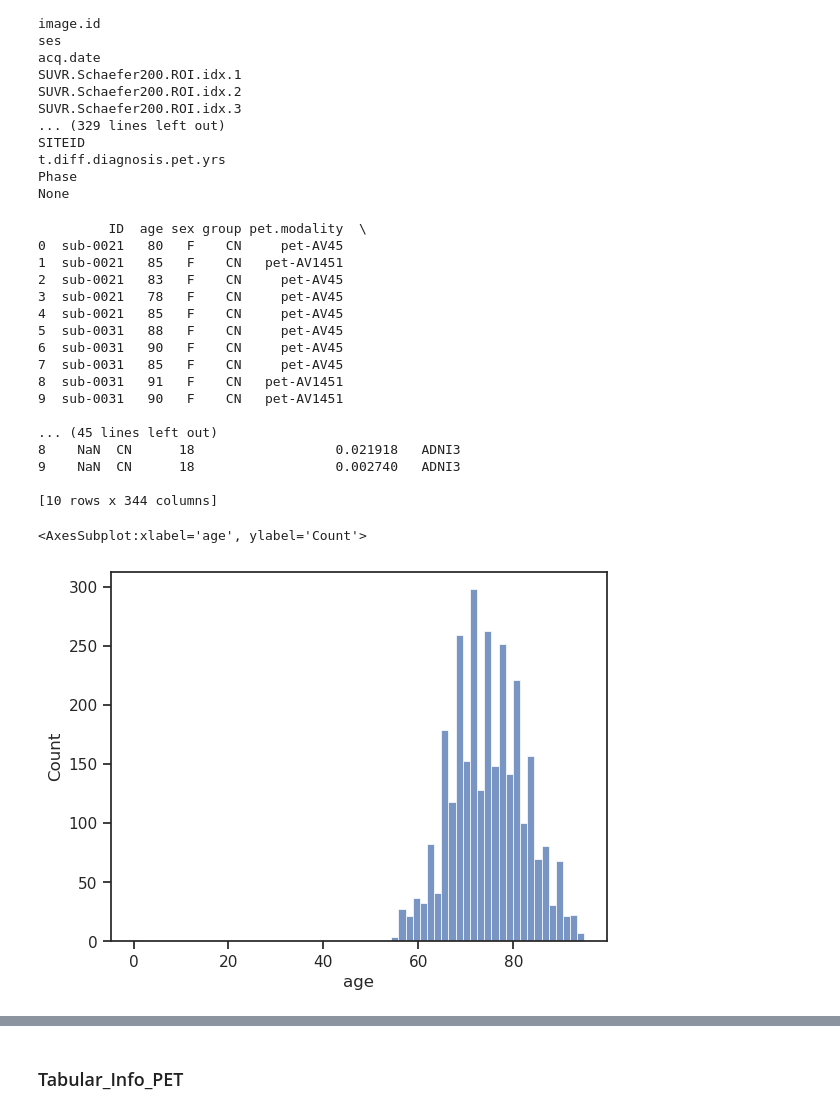
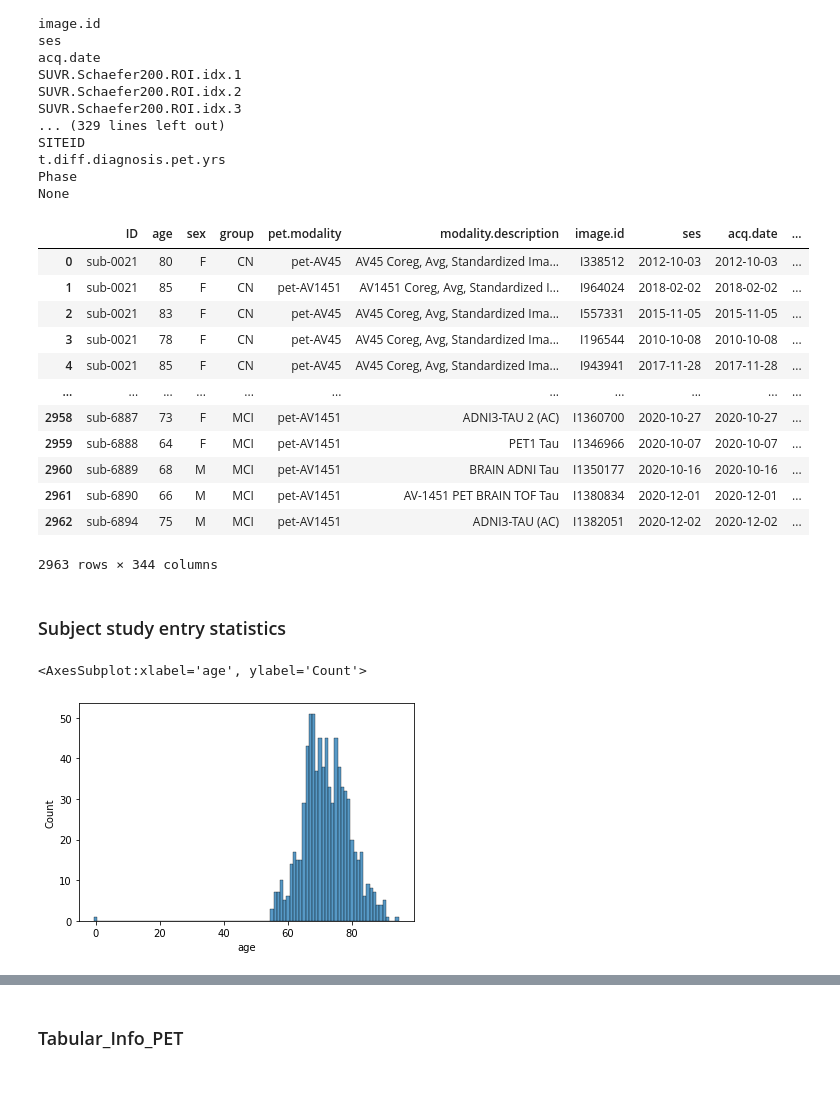
Before and after one commit to Liz490/multimodal_alzheimer, a Jupyter notebook: Exploratory_Data_Analysis.ipynb, the cells around one changed output, grey strips where cells are left out. Drawn from its saved outputs; the diff is of its cells as text; code cells hidden in the pictures; blank space fills up the shorter version.

```diff
--- a/Exploratory_Data_Analysis.ipynb
+++ b/Exploratory_Data_Analysis.ipynb
@@ -112,28 +120,29 @@ t.diff.diagnosis.pet.yrs
 Phase
 None
 # %%
-print(df_adni_tau.head(10))
+df_adni_tau
 # %% [output]
+|  | ID | age | sex | group | pet.modality | modality.description | image.id | ses | acq.date | ... |
+| 0 | sub-0021 | 80 | F | CN | pet-AV45 | AV45 Coreg, Avg, Standardized Ima... | I338512 | 2012-10-03 | 2012-10-03 | ... |
+| 1 | sub-0021 | 85 | F | CN | pet-AV1451 | AV1451 Coreg, Avg, Standardized I... | I964024 | 2018-02-02 | 2018-02-02 | ... |
+| 2 | sub-0021 | 83 | F | CN | pet-AV45 | AV45 Coreg, Avg, Standardized Ima... | I557331 | 2015-11-05 | 2015-11-05 | ... |
+| 3 | sub-0021 | 78 | F | CN | pet-AV45 | AV45 Coreg, Avg, Standardized Ima... | I196544 | 2010-10-08 | 2010-10-08 | ... |
+| 4 | sub-0021 | 85 | F | CN | pet-AV45 | AV45 Coreg, Avg, Standardized Ima... | I943941 | 2017-11-28 | 2017-11-28 | ... |
+| ... | ... | ... | ... | ... | ... | ... | ... | ... | ... | ... |
+| 2958 | sub-6887 | 73 | F | MCI | pet-AV1451 | ADNI3-TAU 2 (AC) | I1360700 | 2020-10-27 | 2020-10-27 | ... |
+| 2959 | sub-6888 | 64 | F | MCI | pet-AV1451 | PET1 Tau | I1346966 | 2020-10-07 | 2020-10-07 | ... |
+| 2960 | sub-6889 | 68 | M | MCI | pet-AV1451 | BRAIN ADNI Tau | I1350177 | 2020-10-16 | 2020-10-16 | ... |
+| 2961 | sub-6890 | 66 | M | MCI | pet-AV1451 | AV-1451 PET BRAIN TOF Tau | I1380834 | 2020-12-01 | 2020-12-01 | ... |
+| 2962 | sub-6894 | 75 | M | MCI | pet-AV1451 | ADNI3-TAU (AC) | I1382051 | 2020-12-02 | 2020-12-02 | ... |
-         ID  age sex group pet.modality  \
-0  sub-0021   80   F    CN     pet-AV45
-1  sub-0021   85   F    CN   pet-AV1451
-2  sub-0021   83   F    CN     pet-AV45
-3  sub-0021   78   F    CN     pet-AV45
-4  sub-0021   85   F    CN     pet-AV45
-5  sub-0031   88   F    CN     pet-AV45
-6  sub-0031   90   F    CN     pet-AV45
-7  sub-0031   85   F    CN     pet-AV45
-8  sub-0031   91   F    CN   pet-AV1451
-9  sub-0031   90   F    CN   pet-AV1451
-
-... (45 lines left out)
-8    NaN  CN      18                  0.021918   ADNI3
-9    NaN  CN      18                  0.002740   ADNI3
-
-[10 rows x 344 columns]
+2963 rows × 344 columns
+# %% [markdown]
+### Subject study entry statistics
+# %%
+# Drop all but the first appearance of each subject
+df_subject_entry = df_adni_tau.sort_values('ses').drop_duplicates(subset=['ID'])
 # %%
-sns.histplot(df_adni_tau, x='age')
+sns.histplot(df_subject_entry, x='age', discrete=True)
 # %% [output]
 <AxesSubplot:xlabel='age', ylabel='Count'>
-[figure, old version]
+[figure, new version]
 # %%
```
Also changed, not shown: parts of 42 cells of this notebook, 1 other file.
